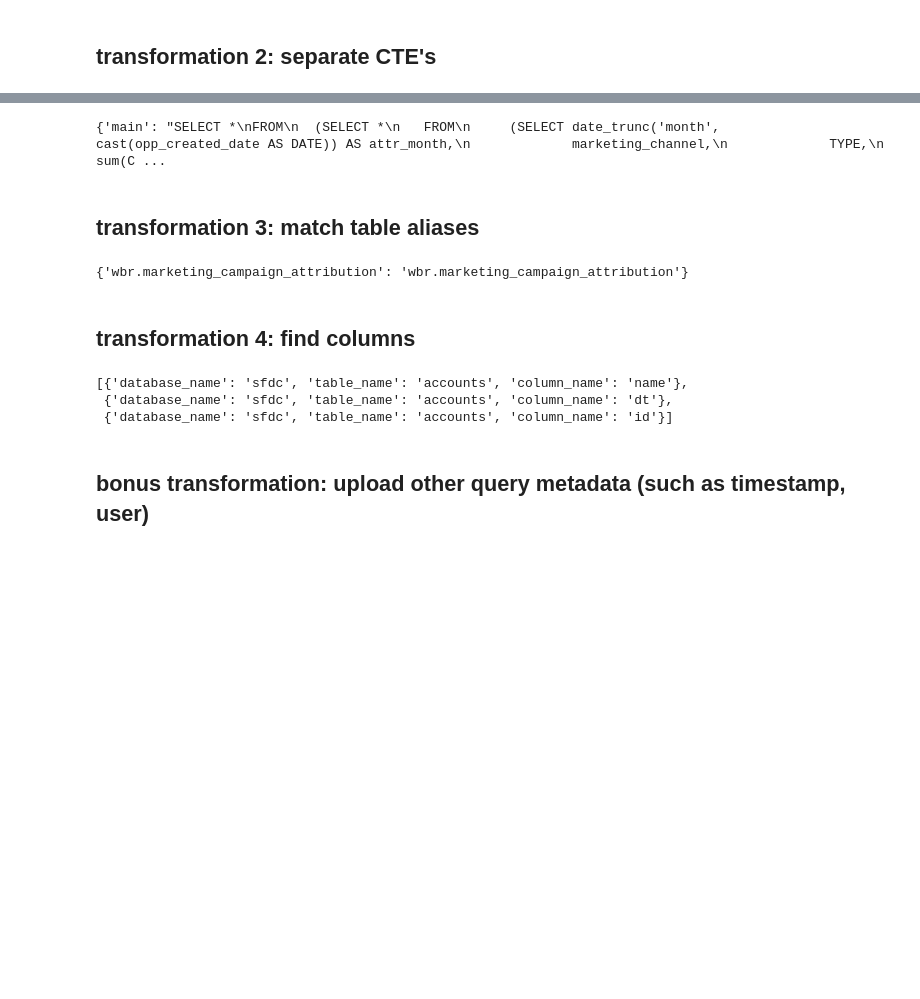
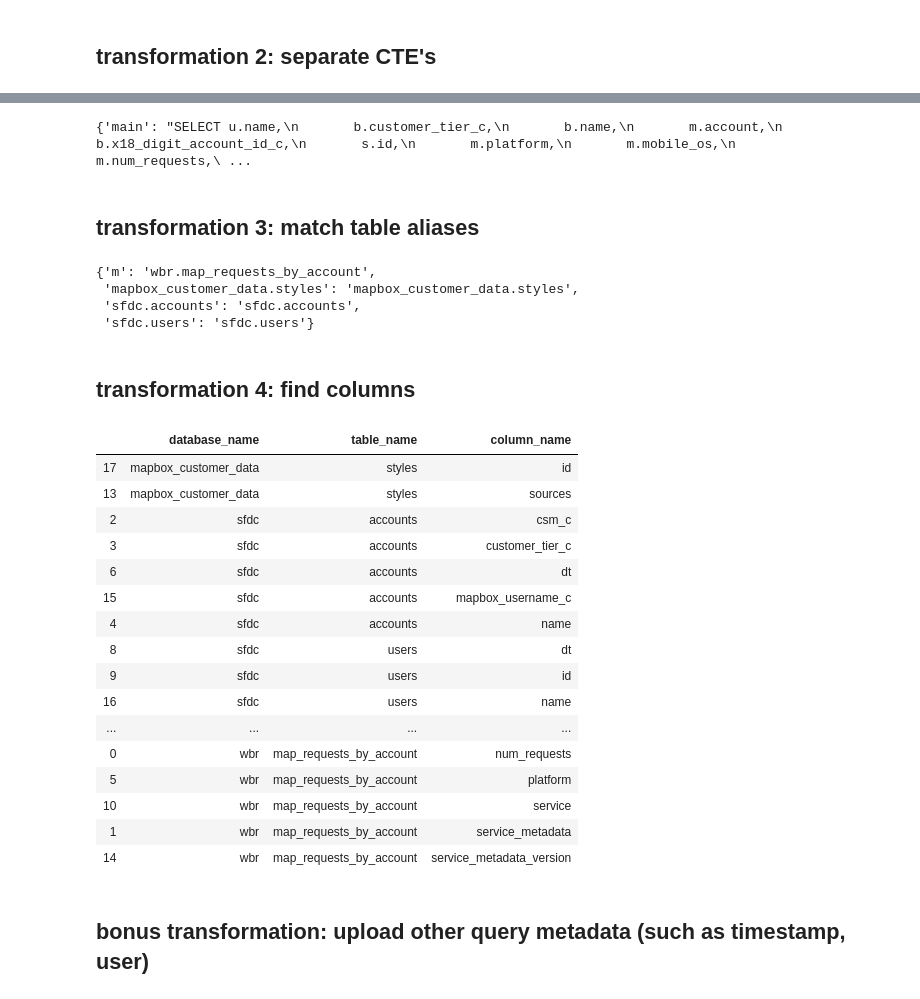
Before and after one commit to vickyjkwan/sqlanalyzer, a Jupyter notebook: example.ipynb, the cells around one changed output, grey strips where cells are left out. Drawn from its saved outputs; the diff is of its cells as text; code cells hidden in the pictures; blank space fills up the shorter version.

```diff
--- a/example.ipynb
+++ b/example.ipynb
@@ -23,0 +53,5 @@ db_fields
+# %%
+df = df.append(db_fields_3, ignore_index=True)
+df = df.append(db_fields_4, ignore_index=True)
+# %%
+db_fields = df
@@ -29,3 +80,6 @@ query = """SELECT "custom_sql_query"."account" AS "account", "custom_sql_query".
+# %%
+query = """"SELECT u.name,\n       b.customer_tier_c,\n       b.name,\n       m.account,\n       b.x18_digit_account_id_c,\n       s.id,\n       m.platform,\n       m.mobile_os,\n       m.num_requests,\n       Row_number() OVER(PARTITION BY s.id) row_\nFROM wbr.map_requests_by_account m\nINNER JOIN\n  (SELECT DISTINCT id\n   FROM mapbox_customer_data.styles\n   WHERE cast(dt AS DATE) >= CURRENT_DATE - INTERVAL '14' DAY\n     AND sources LIKE '%mapbox-streets-v7%' ) s ON m.service_metadata_version = s.id\nLEFT JOIN\n  (SELECT customer_tier_c,\n          csm_c,\n          name,\n          mapbox_username_c,\n          x18_digit_account_id_c\n   FROM sfdc.accounts\n   WHERE cast(dt AS DATE) = CURRENT_DATE - INTERVAL '1' DAY ) b ON m.account = b.mapbox_username_c\nLEFT JOIN\n  (SELECT name,\n          id\n   FROM sfdc.users\n   WHERE cast(dt AS DATE) = CURRENT_DATE - INTERVAL '1' DAY ) u ON b.csm_c = u.id\nWHERE cast(m.dt AS DATE) >= CURRENT_DATE - INTERVAL '14' DAY\n  AND m.service_metadata = 'custom'\n  AND m.service = 'styles'\n  AND b.customer_tier_c IN ('Tier 0',\n                            'Tier 1',\n                            'Tier 2',\n                            'Tier 3',\n                            'Tier 4')"
+"""
 # %% [markdown]
 ## transformation 1: format query
 # %%
@@ -79,21 +127,40 @@ formatted = formatter.format_query(cte_query['main'])
 cte_query = formatter.parse_cte(formatted)
 cte_query
 # %% [output]
-{'main': "SELECT *\nFROM\n  (SELECT *\n   FROM\n     (SELECT date_trunc('month', cast(opp_created_date AS DATE)) AS attr_month,\n             marketing_channel,\n             TYPE,\n             sum(C ...
+{'main': "SELECT u.name,\n       b.customer_tier_c,\n       b.name,\n       m.account,\n       b.x18_digit_account_id_c,\n       s.id,\n       m.platform,\n       m.mobile_os,\n       m.num_requests,\ ...
 # %% [markdown]
 ## transformation 3: match table aliases
 # %%
 table_alias_mapping = formatter.get_table_names(formatted.split('\n'))
 table_alias_mapping
 # %% [output]
-{'wbr.marketing_campaign_attribution': 'wbr.marketing_campaign_attribution'}
+{'m': 'wbr.map_requests_by_account',
+ 'mapbox_customer_data.styles': 'mapbox_customer_data.styles',
+ 'sfdc.accounts': 'sfdc.accounts',
+ 'sfdc.users': 'sfdc.users'}
 # %% [markdown]
 ## transformation 4: find columns
 # %%
-formatter.match_queried_fields(query, db_fields)
+fields = formatter.match_queried_fields(query, db_fields)
-# %% [output]
-[{'database_name': 'sfdc', 'table_name': 'accounts', 'column_name': 'name'},
- {'database_name': 'sfdc', 'table_name': 'accounts', 'column_name': 'dt'},
- {'database_name': 'sfdc', 'table_name': 'accounts', 'column_name': 'id'}]
+# %%
+pd.DataFrame(fields).sort_values(by=['database_name', 'table_name', 'column_name'])
+# %% [output]
+|  | database_name | table_name | column_name |
+| 17 | mapbox_customer_data | styles | id |
+| 13 | mapbox_customer_data | styles | sources |
+| 2 | sfdc | accounts | csm_c |
+| 3 | sfdc | accounts | customer_tier_c |
+| 6 | sfdc | accounts | dt |
+| 15 | sfdc | accounts | mapbox_username_c |
+| 4 | sfdc | accounts | name |
+| 8 | sfdc | users | dt |
+| 9 | sfdc | users | id |
+| 16 | sfdc | users | name |
+| ... | ... | ... | ... |
+| 0 | wbr | map_requests_by_account | num_requests |
+| 5 | wbr | map_requests_by_account | platform |
+| 10 | wbr | map_requests_by_account | service |
+| 1 | wbr | map_requests_by_account | service_metadata |
+| 14 | wbr | map_requests_by_account | service_metadata_version |
 # %% [markdown]
 ## bonus transformation: upload other query metadata (such as timestamp, user)
```
Also changed, not shown: parts of 12 cells of this notebook, 1 other file.
